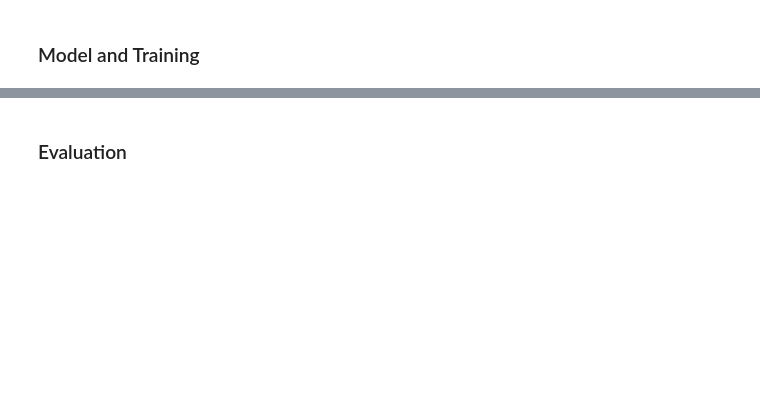
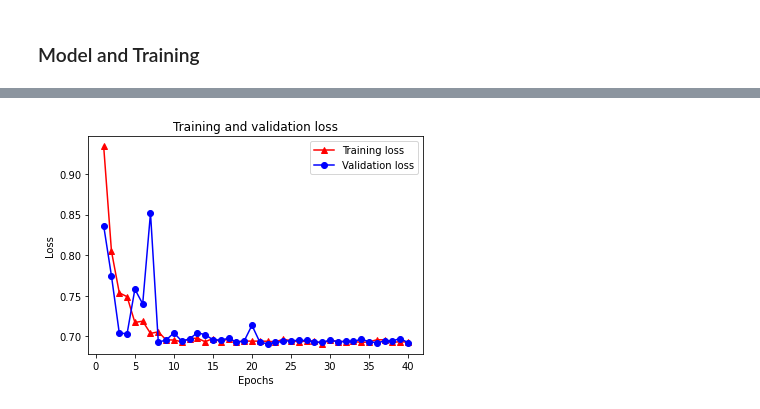
Before and after one commit to hang-yin/GCN-for-Sentiment-Analysis-, a Jupyter notebook: DependencyParsing.ipynb, the cells around one changed output, grey strips where cells are left out. Cells and saved outputs as stored; diff of their text form; code cells hidden in the pictures; blank space fills up the shorter version.

```diff
--- a/DependencyParsing.ipynb
+++ b/DependencyParsing.ipynb
@@ -591,0 +666,3 @@ graphTup = tuple([data[i] for i in data])
+# %%
+trainDataset = TrainDataset()
+trainDataset
@@ -656,11 +729,8 @@ from spektral import models
 # %%
 from spektral.data import BatchLoader
 
-# trainLoader = BatchLoader(TrainDataset(), batch_size=10)
-trainLoader = spektral.data.loaders.DisjointLoader(TrainDataset(), node_level=False, batch_size=10, epochs=None, shuffle=True)
+# trainLoader = BatchLoader(trainDataset, node_level=False, batch_size=10, epochs=None, shuffle=True)
+trainLoader = spektral.data.loaders.DisjointLoader(trainDataset, node_level=False, batch_size=20, epochs=None, shuffle=True)
 
-# testLoader = BatchLoader(ValDataset(), batch_size=10)
-testLoader = spektral.data.loaders.DisjointLoader(ValDataset(), node_level=False, batch_size=10, epochs=None, shuffle=True)
+# testLoader = BatchLoader(valDataset, node_level=False, batch_size=10)
+testLoader = spektral.data.loaders.DisjointLoader(valDataset, node_level=False, batch_size=20)
-# %%
-for i in trainLoader.load():
-    print(i)
@@ -667,2 +741,6 @@ for i in trainLoader.load():
 # %%
-model.fit(trainLoader.load(), steps_per_epoch=trainLoader.steps_per_epoch,epochs=20)
+history = model.fit(trainLoader.load(),
+              validation_data=testLoader.load(),
+              steps_per_epoch=trainLoader.steps_per_epoch,
+              validation_steps=testLoader.steps_per_epoch,
+              epochs=20)
@@ -674,2 +785,22 @@ model.predict(testLoader.load(), steps=testLoader.steps_per_epoch)
-# %% [markdown]
-### Evaluation
+# %%
+# plot training and validaiton loss over epochs
+history_dict = history.history
+acc = history_dict['accuracy']
+val_acc = history_dict['val_accuracy']
+loss = history_dict['loss']
+val_loss = history_dict['val_loss']
+
+epochs = range(1, len(acc) + 1)
+
+# "-r^" is for solid red line with triangle markers.
+plt.plot(epochs, loss, '-r^', label='Training loss')
+# "-b0" is for solid blue line with circle markers.
+plt.plot(epochs, val_loss, '-bo', label='Validation loss')
+plt.title('Training and validation loss')
+plt.xlabel('Epochs')
+plt.ylabel('Loss')
+plt.legend(loc='best')
+
+plt.show()
+# %% [output]
+[figure, added]
```
Also changed, not shown: parts of 54 cells of this notebook, 1 other file.
